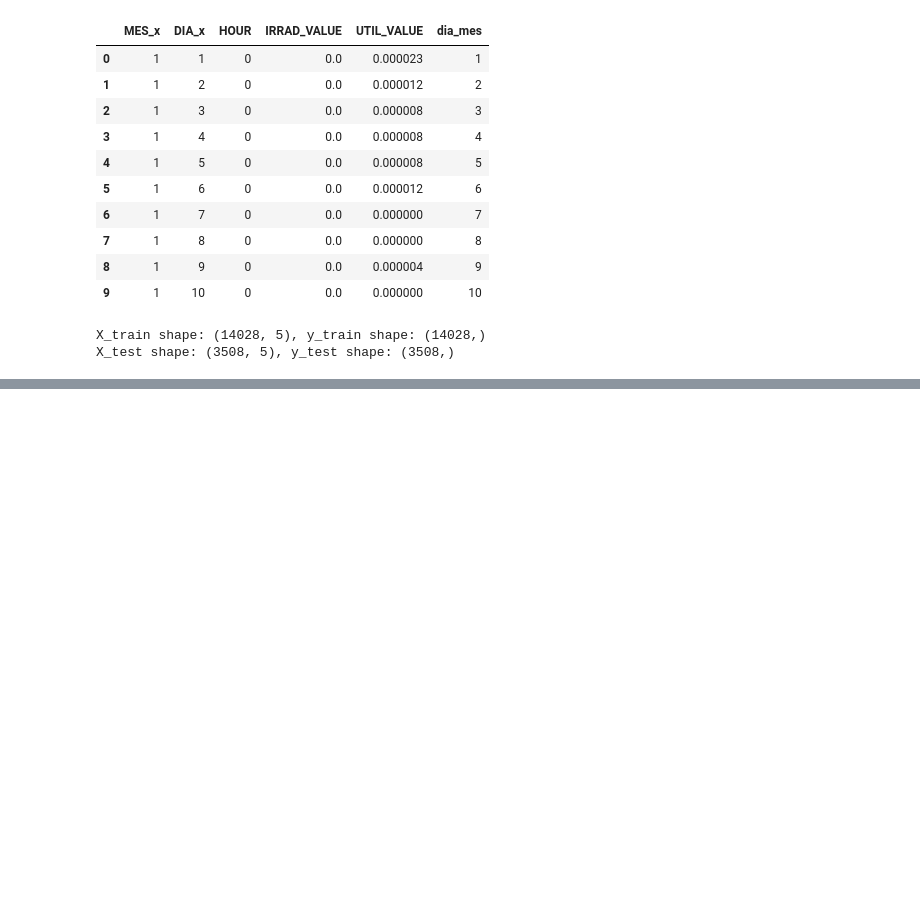
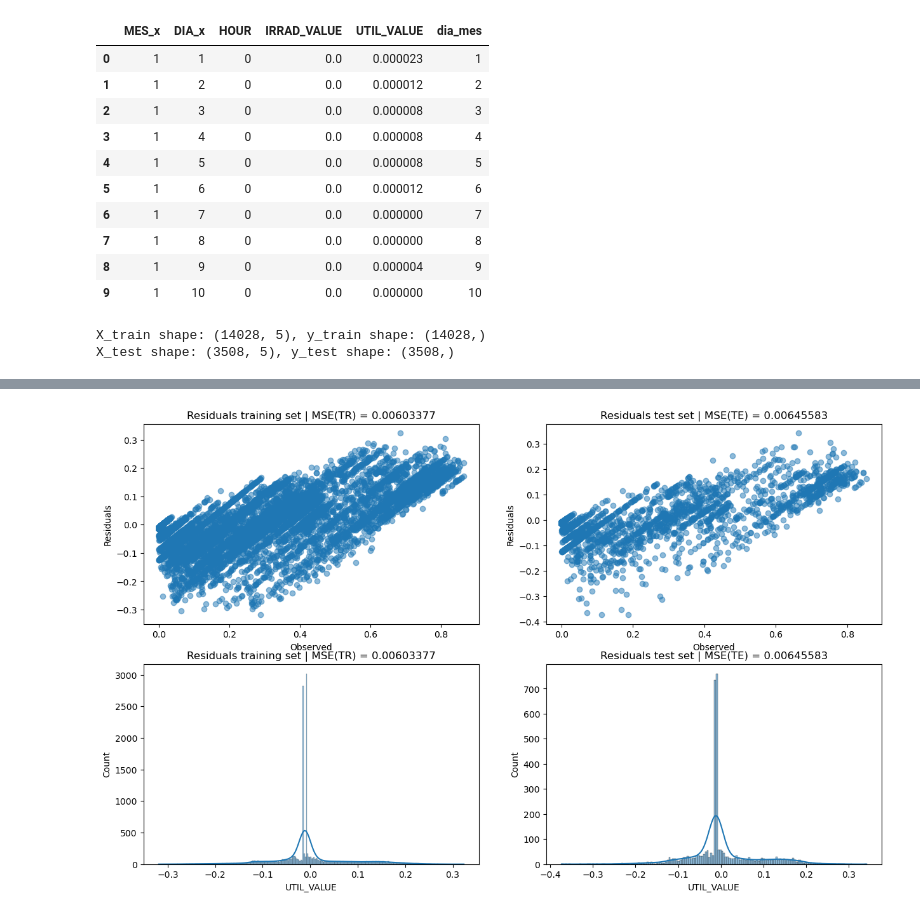
Before and after one commit to elena-cabrera/ensemble-solar, a Jupyter notebook: Boosting.ipynb, the cells around one changed output, grey strips where cells are left out. Cells and saved outputs as stored; diff of their text form; code cells hidden in the pictures; blank space fills up the shorter version.

Commit message:
AdaBoost with fixed parameters

```diff
--- a/Boosting.ipynb
+++ b/Boosting.ipynb
@@ -67,0 +72,12 @@ X_test shape: (3508, 5), y_test shape: (3508,)
+# %%
+## Fit an AdaBoost model
+n_estimators = 5000
+max_depth = 4
+min_impurity_decrease = 0.0001
+model_ab = AdaBoostRegressor(DecisionTreeRegressor(max_depth=max_depth,
+                                                    min_impurity_decrease=min_impurity_decrease),
+                                                    n_estimators=n_estimators,
+                                                    random_state=999)
+
+model_ab.fit(X_train, y_train)
+model_ab.get_params()
@@ -67,0 +102,4 @@ X_test shape: (3508, 5), y_test shape: (3508,)
+# %%
+## Predict
+y_train_pred_ab = model_ab.predict(X_train)
+y_test_pred_ab = model_ab.predict(X_test)
@@ -67,0 +136,32 @@ X_test shape: (3508, 5), y_test shape: (3508,)
+# %%
+## Plot residuals (scatter and histogram)
+plt.figure(figsize=(15, 9))
+
+# Calculate residuals
+residuals_train_ab = y_train - y_train_pred_ab
+residuals_test_ab = y_test - y_test_pred_ab
+
+# Scatter plots
+plt.subplot(2, 2, 1)
+plt.scatter(y_train, residuals_train_ab, alpha=0.5)
+plt.title(f'Residuals training set | MSE(TR) = {mse_train_ab:.8f}')
+plt.xlabel('Observed')
+plt.ylabel('Residuals')
+
+plt.subplot(2, 2, 2)
+plt.scatter(y_test, residuals_test_ab, alpha=0.5)
+plt.title(f'Residuals test set | MSE(TE) = {mse_test_ab:.8f}')
+plt.xlabel('Observed')
+plt.ylabel('Residuals')
+
+# Histograms
+plt.subplot(2, 2, 3)
+sns.histplot(residuals_train_ab, kde=True)
+plt.title(f'Residuals training set | MSE(TR) = {mse_train_ab:.8f}')
+
+plt.subplot(2, 2, 4)
+sns.histplot(residuals_test_ab, kde=True)
+plt.title(f'Residuals test set | MSE(TE) = {mse_test_ab:.8f}')
+plt.show()
+# %% [output]
+[figure, added]
```
Also changed, not shown: parts of 3 cells of this notebook.
